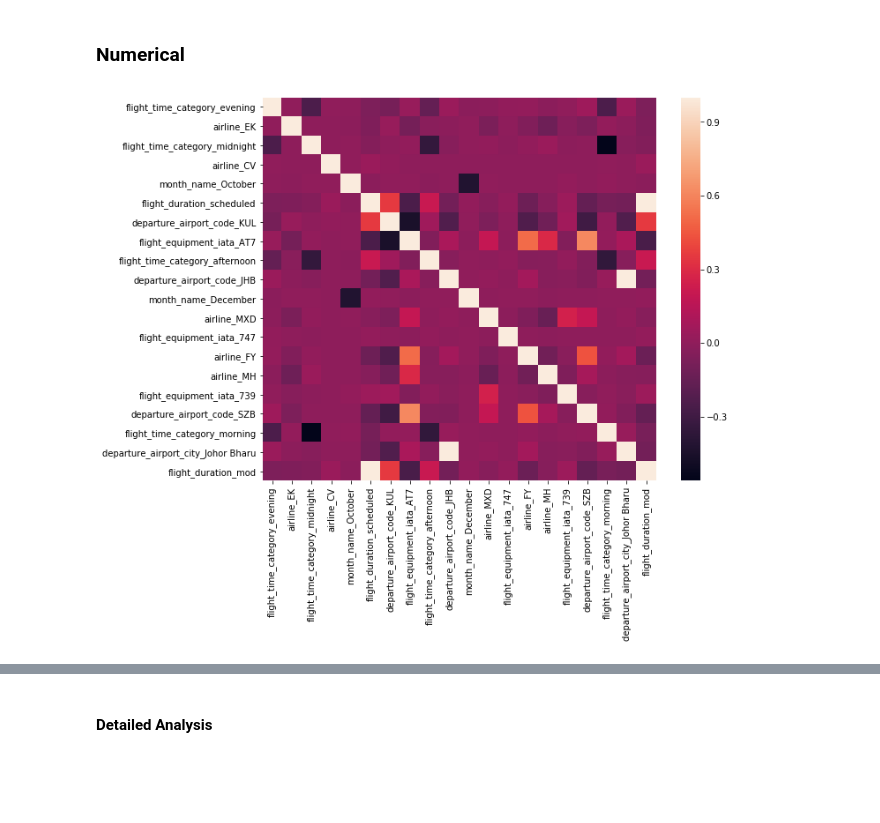
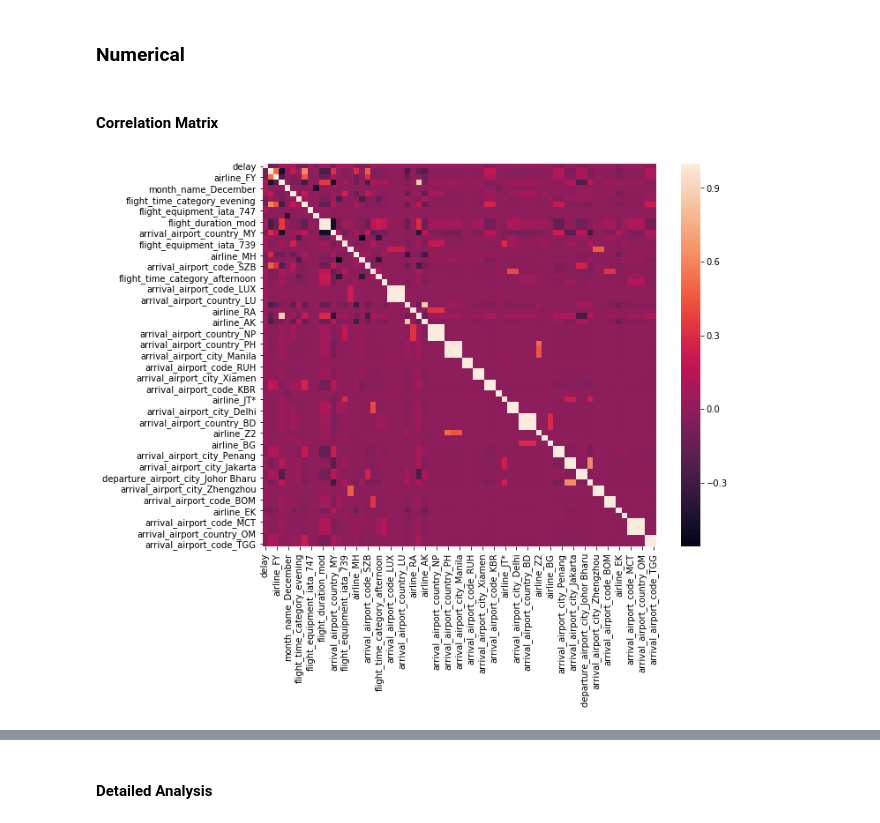
Before and after one commit to TJMSambas/D11_practice_case_4_tri, a Jupyter notebook: D11_practice_case_4_tri.ipynb, the cells around one changed output, grey strips where cells are left out. Saved outputs shown, nothing was run; the diff lists cells and outputs as text; code cells hidden in the pictures; blank space fills up the shorter version.

```diff
--- a/D11_practice_case_4_tri.ipynb
+++ b/D11_practice_case_4_tri.ipynb
@@ -463,6 +503,17 @@ negative_corr = list(flight_df.corr()['delay'].sort_values(ascending = False)[-1
+# %% [markdown]
+#### Correlation Matrix
+# %%
+to_compute = list(set(flight_df.columns) - set(['delay>60','id']))
+# %%
+corr_mat = flight_df[to_compute].corr()
+# %%
+corr_coef_target = np.abs(corr_mat['delay']).sort_values(ascending = False)
+promising_vars = list(corr_coef_target[corr_coef_target > 0.025].index)
+# %%
+prom_corr_mat = flight_df[promising_vars].corr()
 # %%
 plt.figure(figsize = (10,8))
-sns.heatmap(flight_df[list(set(positive_corr) | set(negative_corr))].corr())
+sns.heatmap(prom_corr_mat)
 plt.show()
 # %% [output]
-[figure, old version]
+[figure, new version]
```
Also changed, not shown: parts of 75 cells of this notebook.
